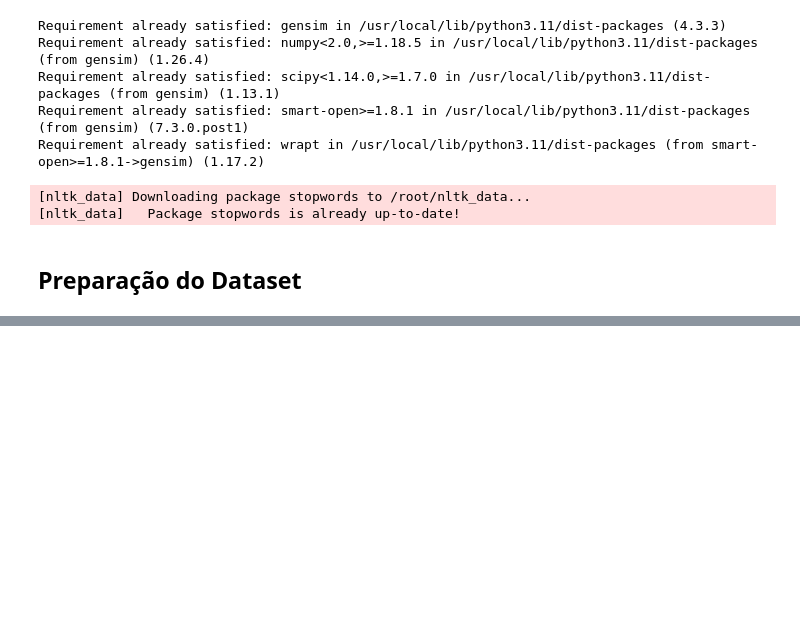
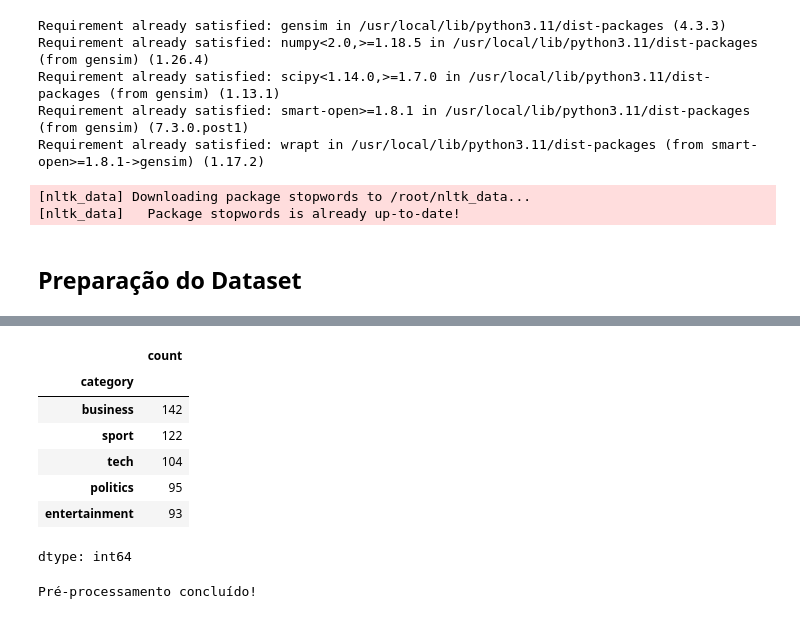
Before and after one commit to LuisEduardoF/RedesNeurais_202501, a Jupyter notebook: T3_lstm.ipynb, the cells around one changed output, grey strips where cells are left out. Saved outputs shown, nothing was run; the diff lists cells and outputs as text; code cells hidden in the pictures; blank space fills up the shorter version.

```diff
--- a/T3_lstm.ipynb
+++ b/T3_lstm.ipynb
@@ -441,0 +117,40 @@ weighted avg       0.94      0.94      0.94       445
+# %%
+# Verificar a distribuição de categorias no dataset
+bbc_df['category'].value_counts()
+# %% [output]
+|  | count |
+| category |  |
+| business | 142 |
+| sport | 122 |
+| tech | 104 |
+| politics | 95 |
+| entertainment | 93 |
+dtype: int64
+# %%
+# Função para pré-processar o texto
+def preprocess_text(text):
+    # Converter para minúsculas
+    text = text.lower()
+
+    # Remover pontuação
+    text = re.sub(f'[{string.punctuation}]', ' ', text)
+
+    # Remover números
+    text = re.sub(r'\d+', '', text)
+
+    # Remover espaços extras
+    text = re.sub(r'\s+', ' ', text).strip()
+
+    # Tokenizar
+    words = text.split()
+
+    # Remover stopwords
+    words = [word for word in words if word not in stop_words]
+
+    return words
+
+# Aplicar a função de pré-processamento ao conteúdo e título
+bbc_df['processed_content'] = bbc_df['content'].progress_apply(preprocess_text)
+print("Pré-processamento concluído!")
+# %% [output]
+Pré-processamento concluído!
```
Also changed, not shown: parts of 34 cells of this notebook.
